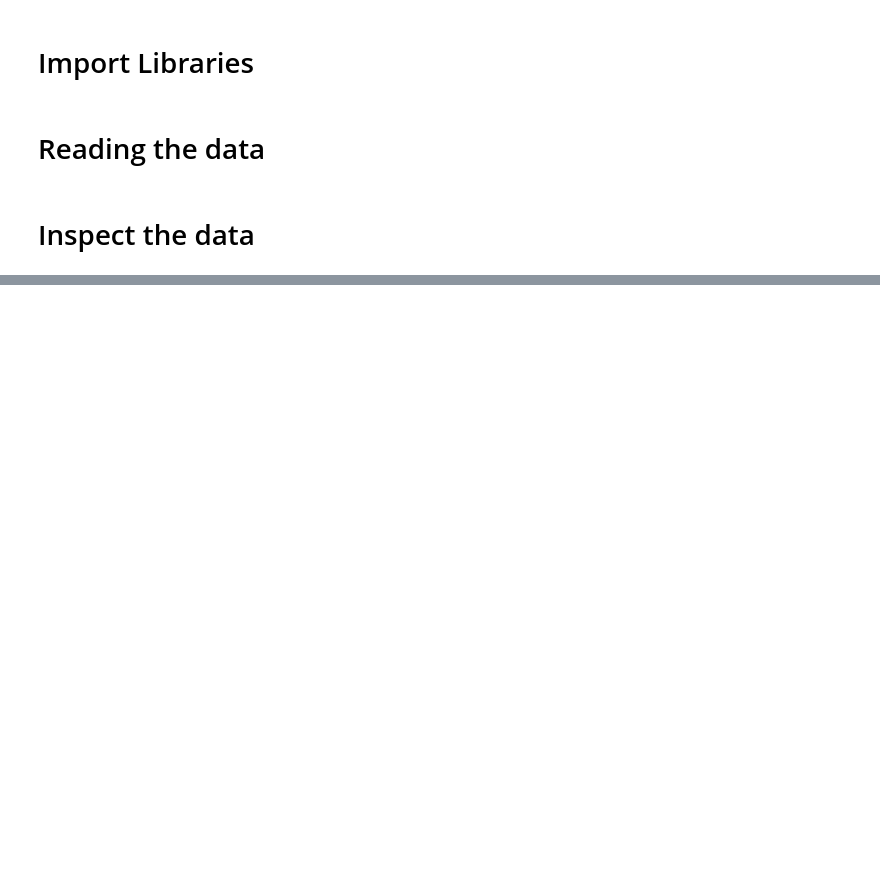
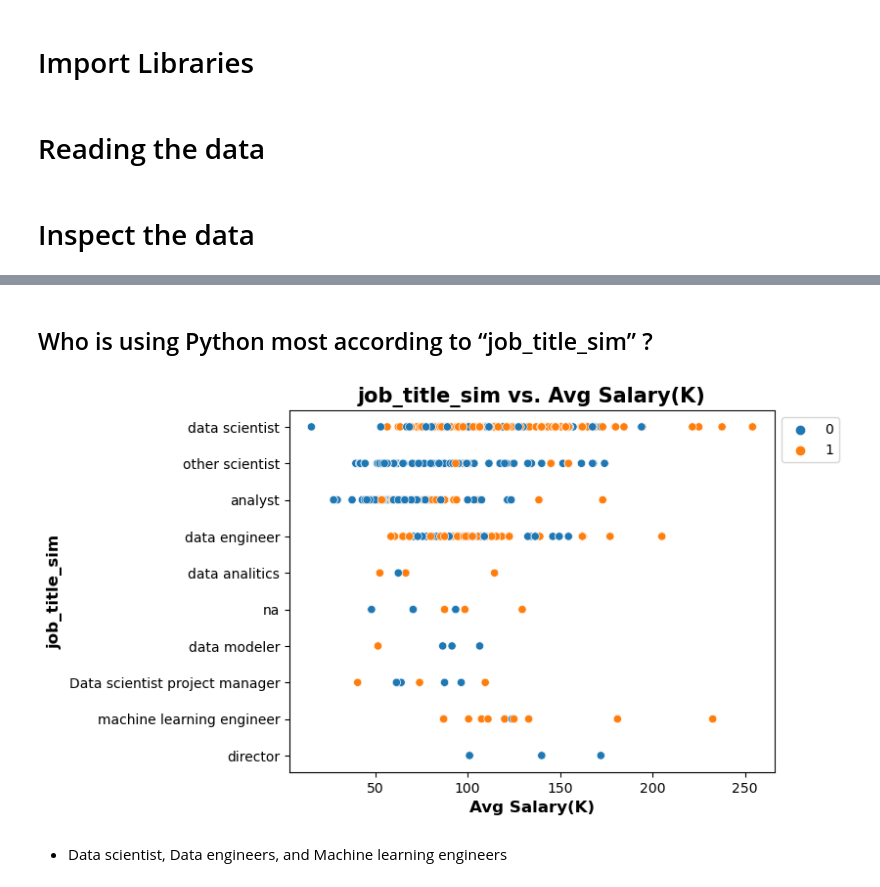
Before and after one commit to hansolothe3rd/10.10Wk13-Local-Workflow-Practice, a Jupyter notebook: CodeAlong.ipynb, the cells around one changed output, grey strips where cells are left out. Saved outputs shown, nothing was run; the diff lists cells and outputs as text; code cells hidden in the pictures; blank space fills up the shorter version.

```diff
--- a/CodeAlong.ipynb
+++ b/CodeAlong.ipynb
@@ -33,0 +76,12 @@ df.info()
+# %% [markdown]
+## Who is using Python most according to “job_title_sim” ?
+# %%
+ax = sns.scatterplot(data = df, x = 'Avg Salary(K)', y = 'job_title_sim', hue='Python')
+ax.set_title('job_title_sim vs. Avg Salary(K)',fontsize = 15, fontweight = 'bold')
+ax.set_xlabel('Avg Salary(K)',fontsize = 12, fontweight = 'bold')
+ax.set_ylabel('job_title_sim',fontsize = 12, fontweight = 'bold')
+ax.legend(bbox_to_anchor = [1, 1]);
+# %% [output]
+[figure, added]
+# %% [markdown]
+- Data scientist, Data engineers, and Machine learning engineers
```
Also changed, not shown: parts of 8 cells of this notebook.
